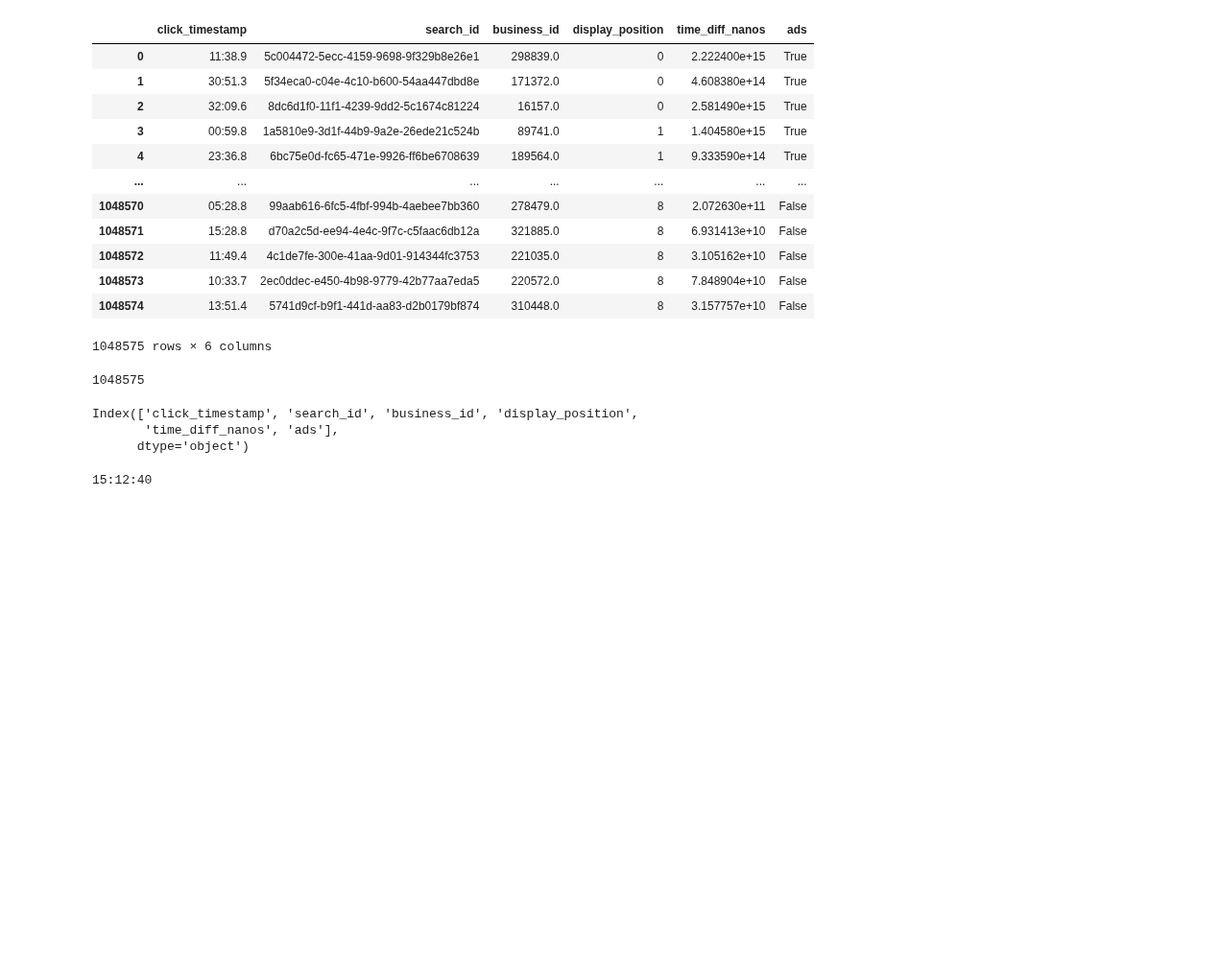
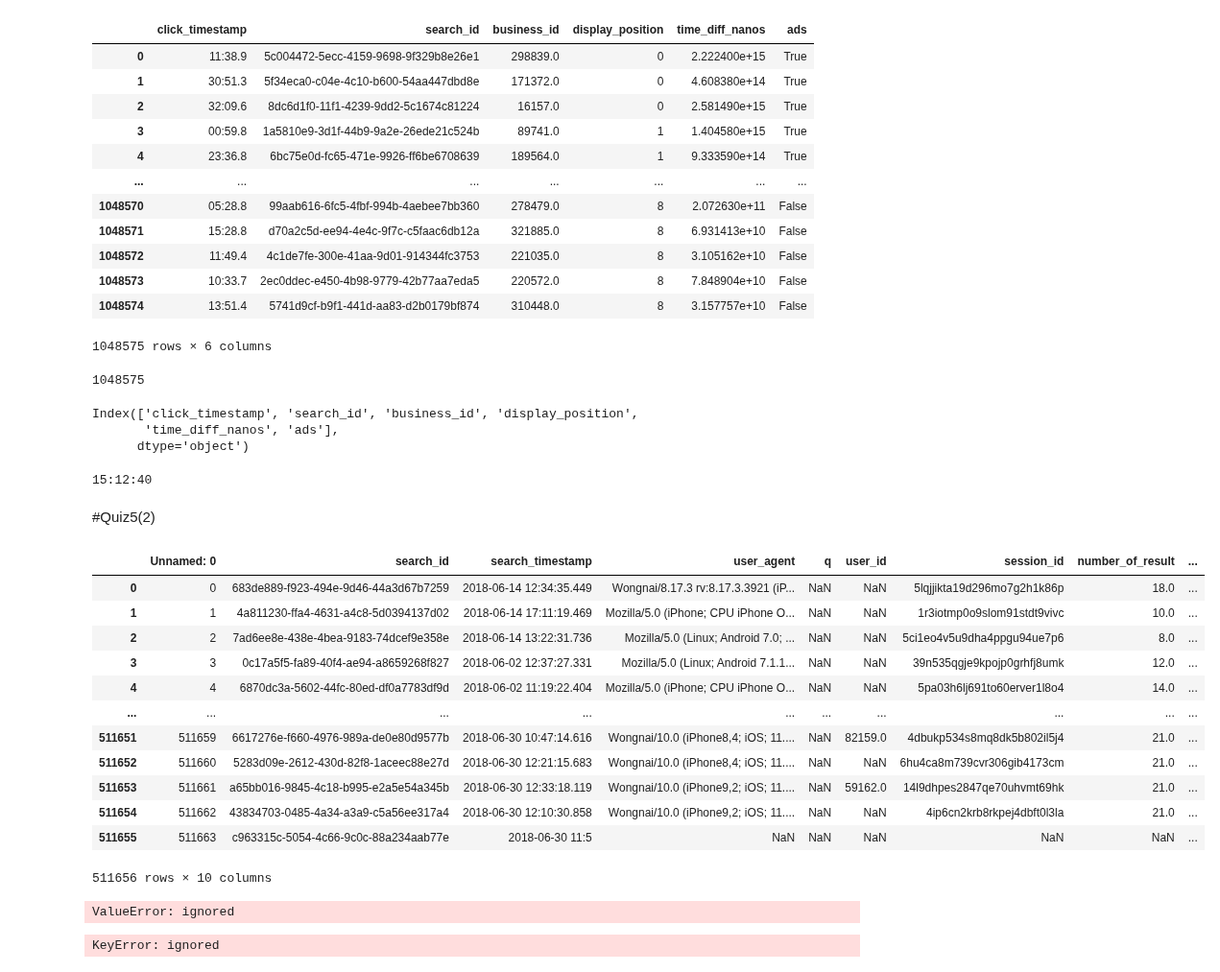
Before and after one commit to jiriyaporn/data_viz, a Jupyter notebook: Quiz5.ipynb, the cells around one changed output. Shown at 96% size. Drawn from its saved outputs; the diff is of its cells as text; code cells hidden in the pictures; blank space fills up the shorter version.

Commit message:
Quiz5(2)

```diff
--- a/Quiz5.ipynb
+++ b/Quiz5.ipynb
@@ -94,3 +93,32 @@ a = time.strftime('%H:%M:%S', timeis)
 print(a)
 # %% [output]
 15:12:40
+# %% [markdown]
+#Quiz5(2)
+# %%
+se = pd.read_csv('/content/search_request.csv')
+se
+# %% [output]
+|  | Unnamed: 0 | search_id | search_timestamp | user_agent | q | user_id | session_id | number_of_result | ... |
+| 0 | 0 | 683de889-f923-494e-9d46-44a3d67b7259 | 2018-06-14 12:34:35.449 | Wongnai/8.17.3 rv:8.17.3.3921 (iP... | NaN | NaN | 5lqjjikta19d296mo7g2h1k86p | 18.0 | ... |
+| 1 | 1 | 4a811230-ffa4-4631-a4c8-5d0394137d02 | 2018-06-14 17:11:19.469 | Mozilla/5.0 (iPhone; CPU iPhone O... | NaN | NaN | 1r3iotmp0o9slom91stdt9vivc | 10.0 | ... |
+| 2 | 2 | 7ad6ee8e-438e-4bea-9183-74dcef9e358e | 2018-06-14 13:22:31.736 | Mozilla/5.0 (Linux; Android 7.0; ... | NaN | NaN | 5ci1eo4v5u9dha4ppgu94ue7p6 | 8.0 | ... |
+| 3 | 3 | 0c17a5f5-fa89-40f4-ae94-a8659268f827 | 2018-06-02 12:37:27.331 | Mozilla/5.0 (Linux; Android 7.1.1... | NaN | NaN | 39n535qgje9kpojp0grhfj8umk | 12.0 | ... |
+| 4 | 4 | 6870dc3a-5602-44fc-80ed-df0a7783df9d | 2018-06-02 11:19:22.404 | Mozilla/5.0 (iPhone; CPU iPhone O... | NaN | NaN | 5pa03h6lj691to60erver1l8o4 | 14.0 | ... |
+| ... | ... | ... | ... | ... | ... | ... | ... | ... | ... |
+| 511651 | 511659 | 6617276e-f660-4976-989a-de0e80d9577b | 2018-06-30 10:47:14.616 | Wongnai/10.0 (iPhone8,4; iOS; 11.... | NaN | 82159.0 | 4dbukp534s8mq8dk5b802il5j4 | 21.0 | ... |
+| 511652 | 511660 | 5283d09e-2612-430d-82f8-1aceec88e27d | 2018-06-30 12:21:15.683 | Wongnai/10.0 (iPhone8,4; iOS; 11.... | NaN | NaN | 6hu4ca8m739cvr306gib4173cm | 21.0 | ... |
+| 511653 | 511661 | a65bb016-9845-4c18-b995-e2a5e54a345b | 2018-06-30 12:33:18.119 | Wongnai/10.0 (iPhone9,2; iOS; 11.... | NaN | 59162.0 | 14l9dhpes2847qe70uhvmt69hk | 21.0 | ... |
+| 511654 | 511662 | 43834703-0485-4a34-a3a9-c5a56ee317a4 | 2018-06-30 12:10:30.858 | Wongnai/10.0 (iPhone9,2; iOS; 11.... | NaN | NaN | 4ip6cn2krb8rkpej4dbft0l3la | 21.0 | ... |
+| 511655 | 511663 | c963315c-5054-4c66-9c0c-88a234aab77e | 2018-06-30 11:5 | NaN | NaN | NaN | NaN | NaN | ... |
+511656 rows × 10 columns
+# %%
+se_time = se[se['search_timestamp']>= '11:00'<= '11:59' ]
+se_time.sum()
+# %% [output]
+ValueError: ignored
+# %%
+se_day = ex[ex['search_timestamp	'] == 'จันทร์:พฤหัสบดี']
+se_day
+# %% [output]
+KeyError: ignored
```
Also changed, not shown: parts of 1 cell of this notebook.
